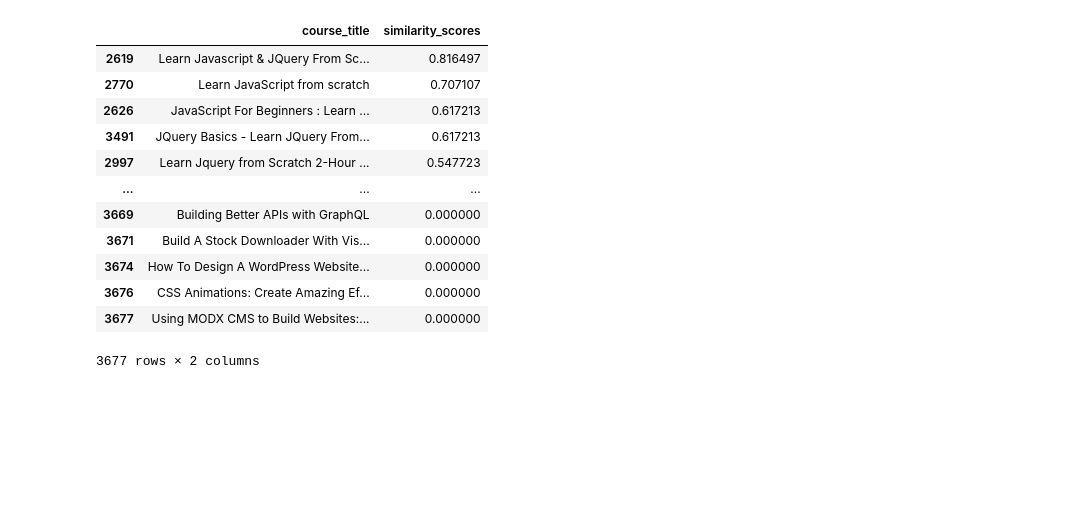
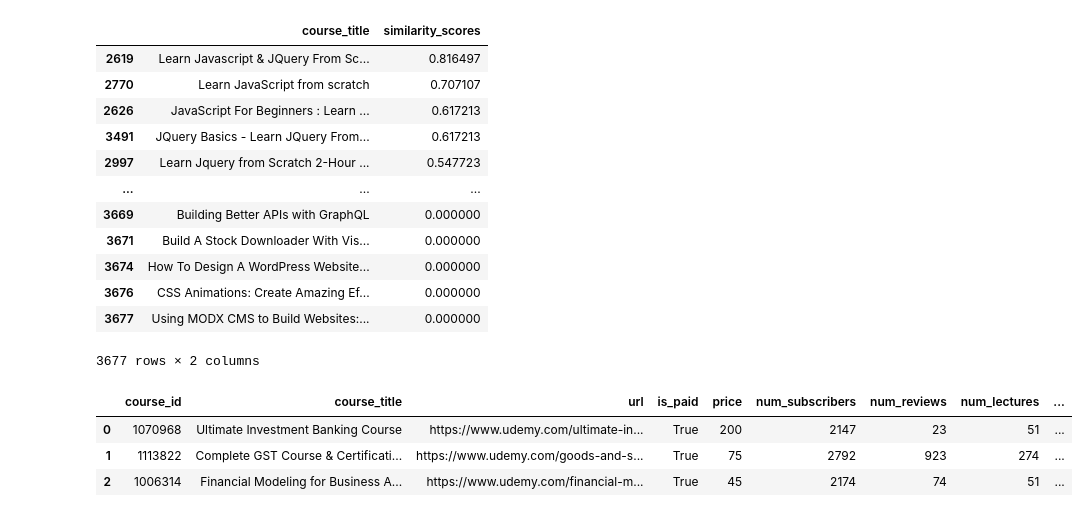
Before and after one commit to gauri282003/recommender-system-udemy, a Jupyter notebook: udemy_course_recommendation_system.ipynb, the cells around one changed output. Drawn from its saved outputs; the diff is of its cells as text; code cells hidden in the pictures; blank space fills up the shorter version.

```diff
--- a/udemy_course_recommendation_system.ipynb
+++ b/udemy_course_recommendation_system.ipynb
@@ -191,3 +191,10 @@ recom
 | 3676 | CSS Animations: Create Amazing Ef... | 0.000000 |
 | 3677 | Using MODX CMS to Build Websites:... | 0.000000 |
 3677 rows × 2 columns
+# %%
+df.head(3)
+# %% [output]
+|  | course_id | course_title | url | is_paid | price | num_subscribers | num_reviews | num_lectures | ... |
+| 0 | 1070968 | Ultimate Investment Banking Course | https://www.udemy.com/ultimate-in... | True | 200 | 2147 | 23 | 51 | ... |
+| 1 | 1113822 | Complete GST Course & Certificati... | https://www.udemy.com/goods-and-s... | True | 75 | 2792 | 923 | 274 | ... |
+| 2 | 1006314 | Financial Modeling for Business A... | https://www.udemy.com/financial-m... | True | 45 | 2174 | 74 | 51 | ... |
```
Also changed, not shown: parts of 3 cells of this notebook.
